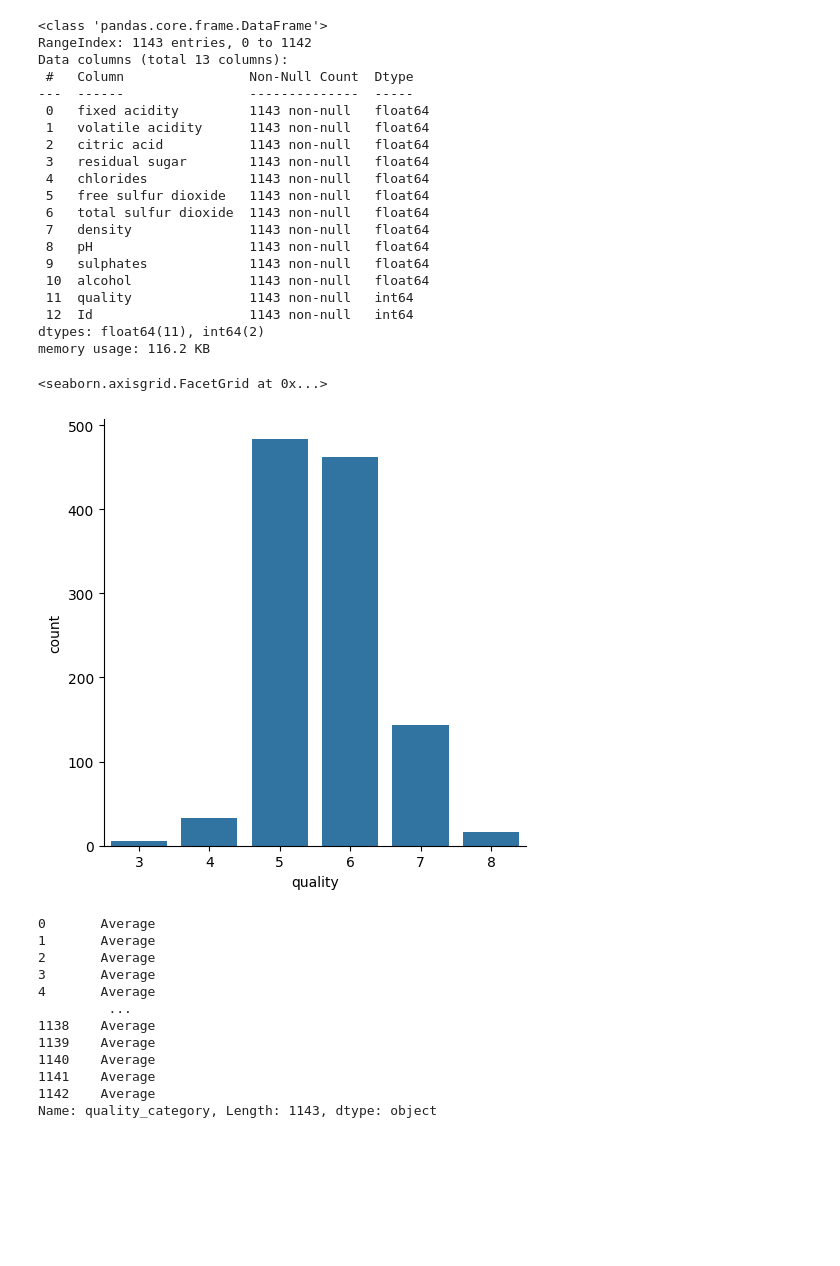
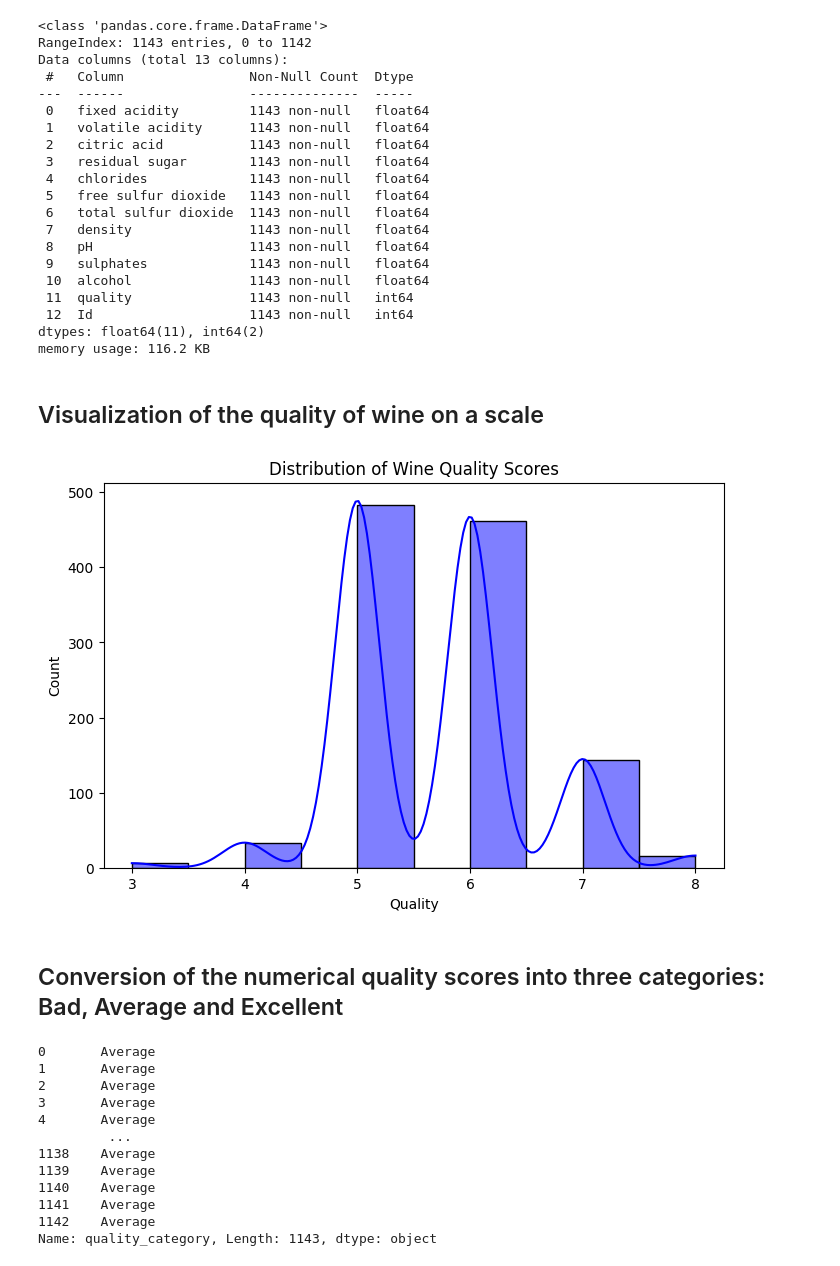
Before and after one commit to Manzilchalise/Project-fds-, a Jupyter notebook: project.ipynb, the cells around one changed output. Cells and saved outputs as stored; diff of their text form; code cells hidden in the pictures; blank space fills up the shorter version.

```diff
--- a/project.ipynb
+++ b/project.ipynb
@@ -89,11 +92,19 @@ Data columns (total 13 columns):
  12  Id                    1143 non-null   int64
 dtypes: float64(11), int64(2)
 memory usage: 116.2 KB
-# %%
-sns.catplot(x='quality',data=df,kind='count')
-# %% [output]
-<seaborn.axisgrid.FacetGrid at 0x...>
-[figure, removed]
+# %% [markdown]
+## Visualization of the quality of wine on a scale
+# %%
+plt.figure(figsize=(8, 5))
+sns.histplot(df['quality'], bins=10, kde=True, color='blue')
+plt.title("Distribution of Wine Quality Scores")
+plt.xlabel("Quality")
+plt.ylabel("Count")
+plt.show()
+# %% [output]
+[figure, added]
+# %% [markdown]
+## Conversion of the numerical quality scores into three categories: Bad, Average and Excellent
 # %%
 def categorize_quality(q):
     if q <= 4:
```
Also changed, not shown: parts of 50 cells of this notebook.
